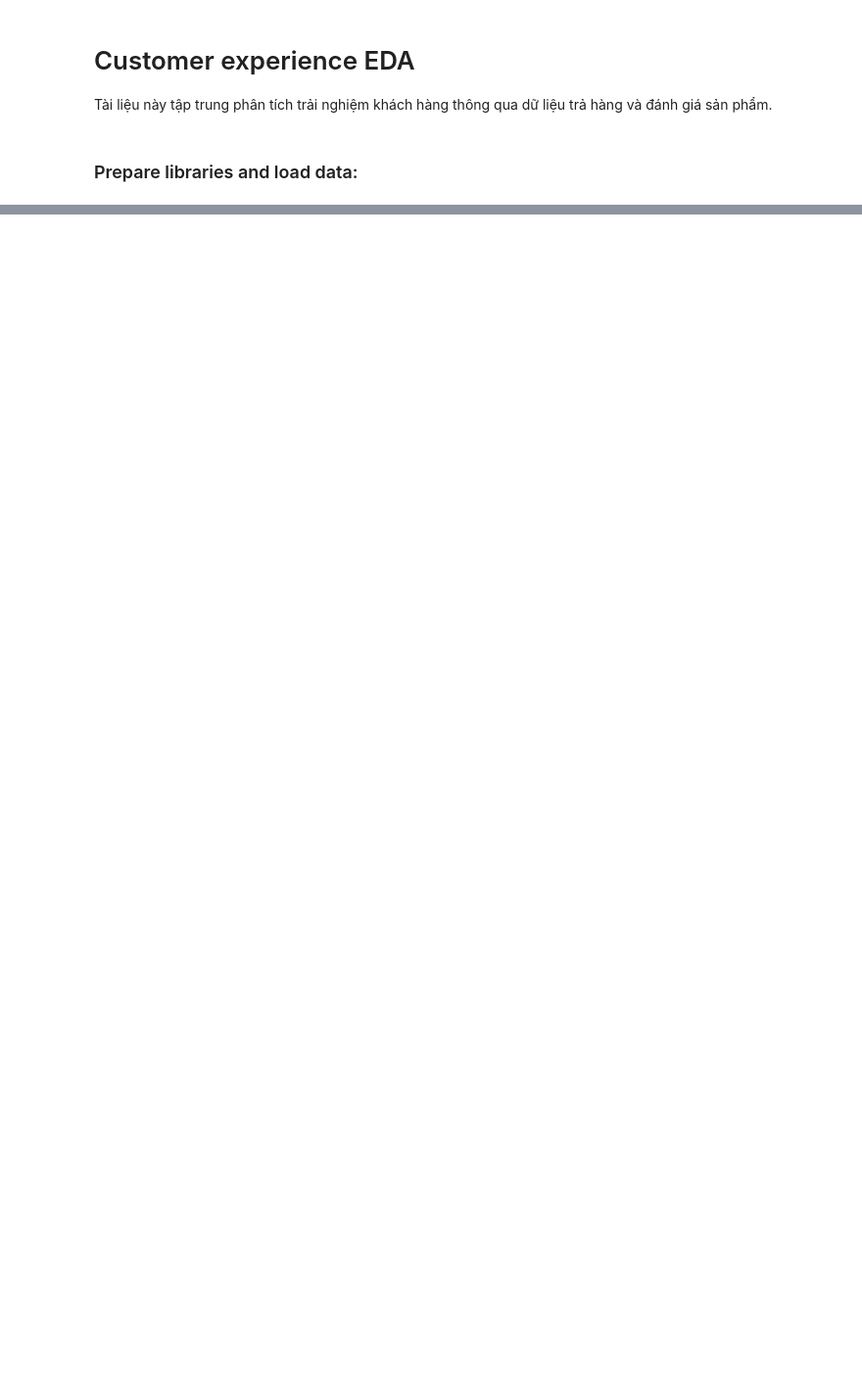
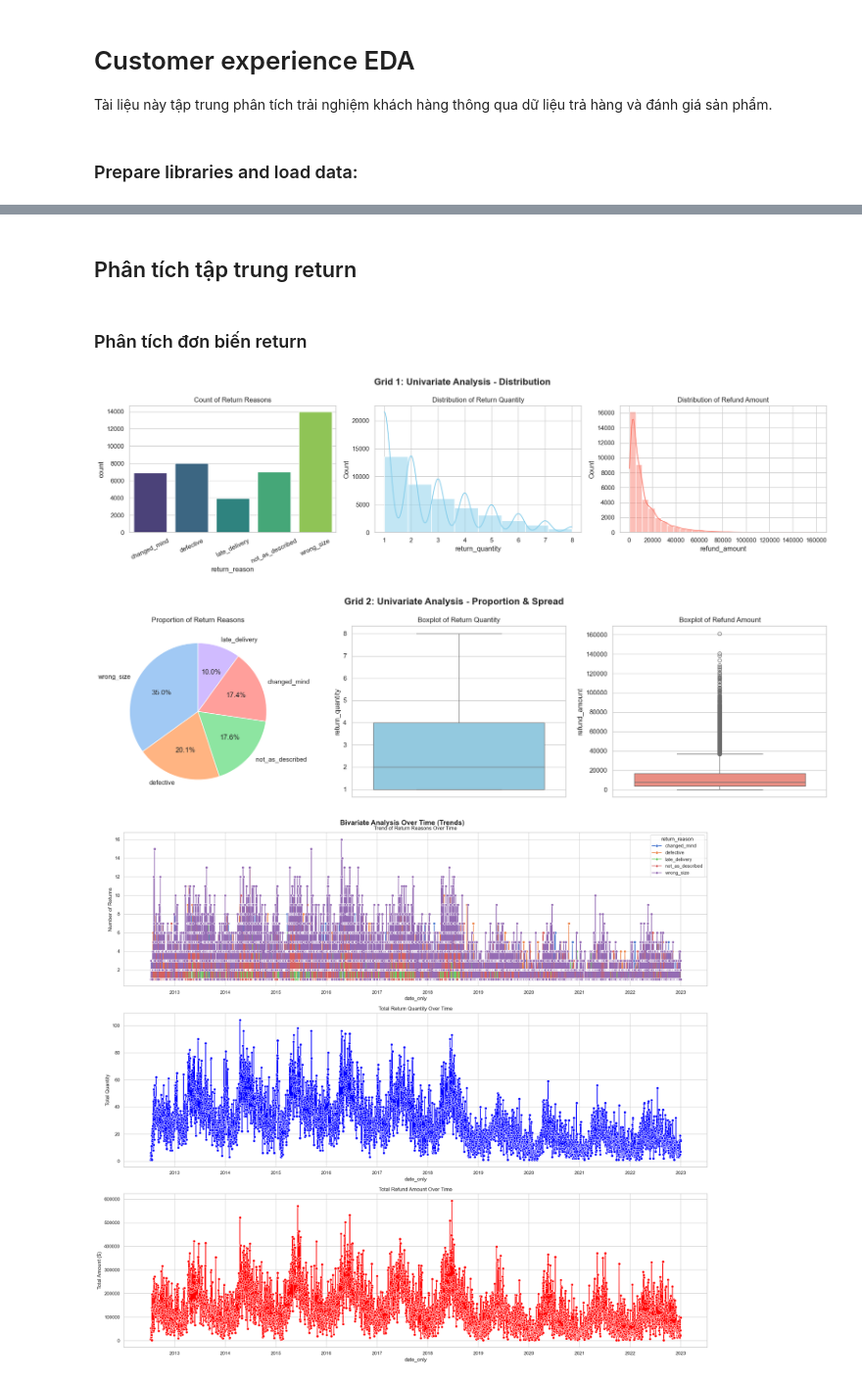
Before and after one commit to tuongvii2327/TayThanh_Datathon_2026, a Jupyter notebook: notebooks/03_EDA_customer_experience.ipynb, the cells around one changed output, grey strips where cells are left out. Shown at 98% size. Drawn from its saved outputs; the diff is of its cells as text; code cells hidden in the pictures; blank space fills up the shorter version.

```diff
--- a/notebooks/03_EDA_customer_experience.ipynb
+++ b/notebooks/03_EDA_customer_experience.ipynb
@@ -35,0 +45,76 @@ memory usage: 5.3 MB
+# %% [markdown]
+## Phân tích tập trung return
+# %% [markdown]
+### Phân tích đơn biến return
+# %%
+
+# UNIVARIATE ANALYSIS
+# Lưới 1: Distribution: Bar Plot & Histogram
+fig, axes = plt.subplots(1, 3, figsize=(18, 5))
+fig.suptitle('Grid 1: Univariate Analysis - Distribution', fontsize=16, fontweight='bold')
+
+sns.countplot(data=df_ret, x='return_reason', hue='return_reason', legend=False, ax=axes[0], palette='viridis')
+axes[0].set_title('Count of Return Reasons')
+axes[0].tick_params(axis='x', rotation=25)
+
+sns.histplot(data=df_ret, x='return_quantity', bins=8, kde=True, ax=axes[1], color='skyblue')
+axes[1].set_title('Distribution of Return Quantity')
+
+sns.histplot(data=df_ret, x='refund_amount', bins=30, kde=True, ax=axes[2], color='salmon')
+axes[2].set_title('Distribution of Refund Amount')
+
+plt.tight_layout()
+plt.show()
+
+# Lưới 2: Proportion & Spread: Pie & Boxplot
+fig, axes = plt.subplots(1, 3, figsize=(18, 5))
+fig.suptitle('Grid 2: Univariate Analysis - Proportion & Spread', fontsize=16, fontweight='bold')
+
+reason_counts = df_ret['return_reason'].value_counts()
+axes[0].pie(reason_counts, labels=reason_counts.index, autopct='%1.1f%%', startangle=90, colors=sns.color_palette('pastel'))
+axes[0].set_title('Proportion of Return Reasons')
+
+sns.boxplot(data=df_ret, y='return_quantity', ax=axes[1], color='skyblue')
+axes[1].set_title('Boxplot of Return Quantity')
+
+sns.boxplot(data=df_ret, y='refund_amount', ax=axes[2], color='salmon')
+axes[2].set_title('Boxplot of Refund Amount')
+
+plt.tight_layout()
+plt.show()
+
+
+
+# BIVARIATE ANALYSIS OVER TIME
+import matplotlib.dates as mdates
+df_ret['date_only'] = df_ret['return_date'].dt.date
+
+fig, axes = plt.subplots(3, 1, figsize=(20, 18))
+fig.suptitle('Bivariate Analysis Over Time (Trends)', fontsize=16, fontweight='bold')
+
+reason_trend = df_ret.groupby(['date_only', 'return_reason'], observed=True).size().reset_index(name='count')
+sns.lineplot(data=reason_trend, x='date_only', y='count', hue='return_reason', marker='o', ax=axes[0])
+axes[0].set_title('Trend of Return Reasons Over Time')
+axes[0].set_ylabel('Number of Returns')
+
+quantity_trend = df_ret.groupby('date_only', observed=True)['return_quantity'].sum().reset_index()
+sns.lineplot(data=quantity_trend, x='date_only', y='return_quantity', color='blue', marker='o', ax=axes[1])
+axes[1].set_title('Total Return Quantity Over Time')
+axes[1].set_ylabel('Total Quantity')
+
+amount_trend = df_ret.groupby('date_only', observed=True)['refund_amount'].sum().reset_index()
+sns.lineplot(data=amount_trend, x='date_only', y='refund_amount', color='red', marker='o', ax=axes[2])
+axes[2].set_title('Total Refund Amount Over Time')
+axes[2].set_ylabel('Total Amount ($)')
+
+for ax in axes:
+    ax.xaxis.set_major_locator(mdates.YearLocator())
+    ax.xaxis.set_major_formatter(mdates.DateFormatter('%Y'))
+    ax.tick_params(axis='x')
+
+plt.tight_layout()
+plt.show()
+# %% [output]
+[figure, added]
+[figure, added]
+[figure, added]
```
Also changed, not shown: parts of 38 cells of this notebook, 2 other files.
